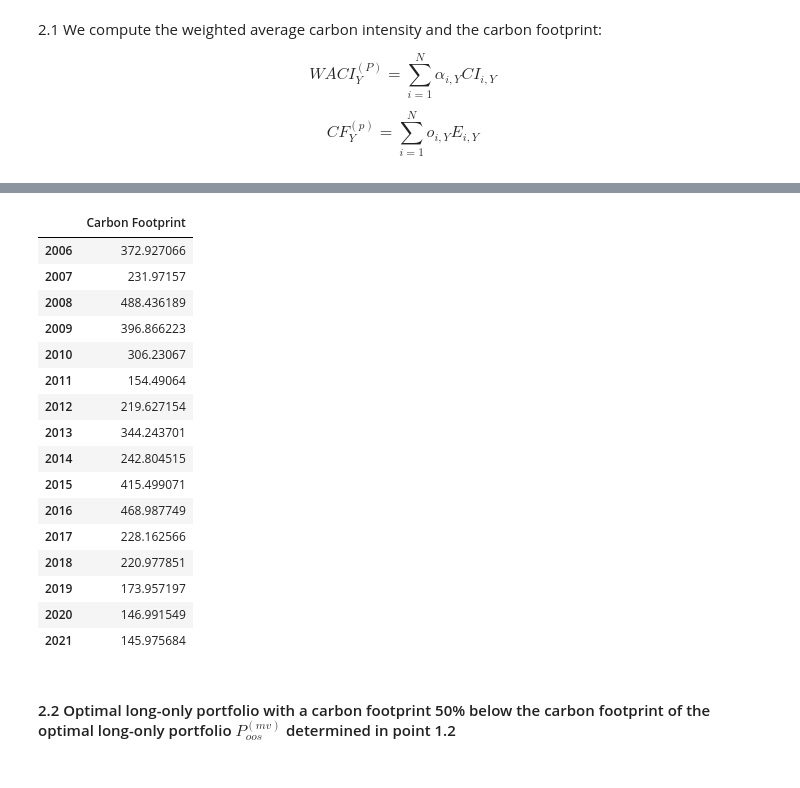
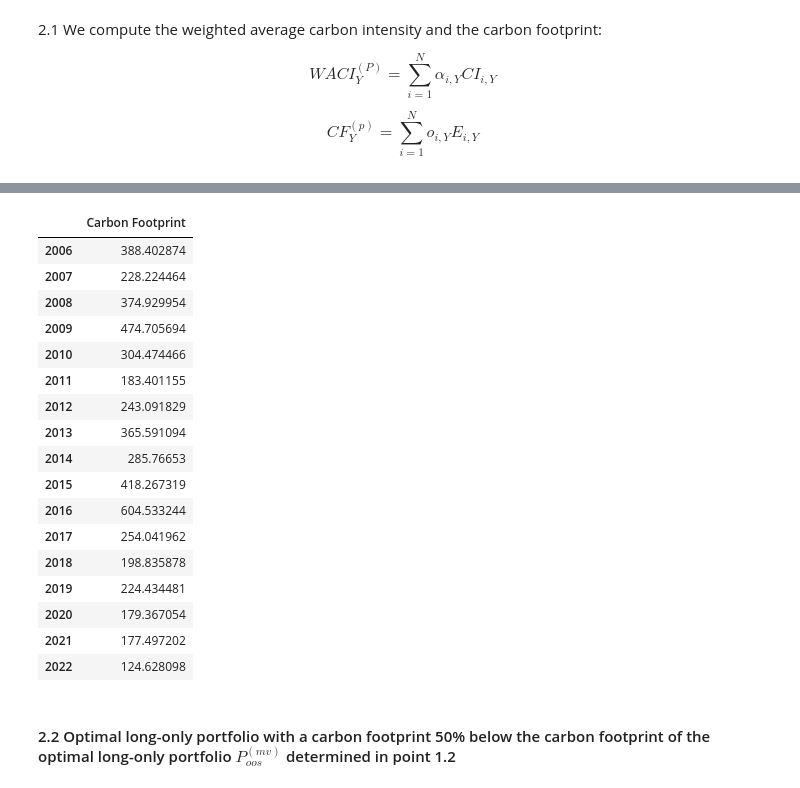
Before and after one commit to dorentinmorina/SAAM, a Jupyter notebook: main.ipynb, the cells around one changed output, grey strips where cells are left out. Cells and saved outputs as stored; diff of their text form; code cells hidden in the pictures.

```diff
--- a/main.ipynb
+++ b/main.ipynb
@@ -797,0 +865,13 @@ waci.T
+# %%
+### WACI ###
+'''
+Here we compute the Weighted Average Carbon Intensity (WACI) of the portfolio.
+We use the weights for Y (computed as of 31.Dec Y) with the carbon intensity of Y.
+'''
+
+waci = pd.DataFrame(columns=['Carbon Intensity'], index=range(2006, 2022+1))
+
+for year in range(2006, 2022+1):
+    waci.loc[year] = (weights_df.T.loc[year] * carbon_int.T.loc[year-1]).sum()
+
+waci
@@ -798,52 +897,57 @@ waci.T
 # %%
 ## Carbon Footprint
-'''
-Question to ask the professor:
-    * Is this correct to use the weights for the year Y with the carbon emissions for the year Y, how do we need to use the weights for the year Y with the carbon emission for the year Y-1?
-    * Is this also correct to compute x (the cumulative return of our portfolio) to find the v_{Y} variable?
-'''
 
 ## Compute the V_{Y} (Dollar value of the Portfolio at year Y)
 initial_invest = 1_000_000
-vy = pd.DataFrame(index=range(2006,2021+1), columns=['Portfolio Value (in $)'])
+vy = pd.DataFrame(index=range(2005,2022+1), columns=['Portfolio Value (in $)'])
 x = (1+performances.T).cumprod() * initial_invest
 
-for year in range(2006, 2021+1):
-    vy.loc[year] = x[x.index.year == year].iloc[-1,:].values[0]
+for year in range(2005, 2022+1):
+    if year == 2005:
+        vy.loc[year] = initial_invest
+    else:
+        vy.loc[year] = x[x.index.year == year].iloc[-1,:].values[0]
 
 ## Compute the V_{i,Y} (Dollar value invested in firm i at year Y)
-viy = pd.DataFrame(index=range(2006,2021+1), columns=mv_y.index)
 
-for year in range(2006, 2021+1):
-    viy.loc[year] = vy.loc[year].values[0] * weights2006_2021[year]
+viy = pd.DataFrame(index=range(2006,2022+1), columns=mv_y.index)
+
+for year in range(2006, 2022+1):
+    viy.loc[year] = weights_df.T.loc[year].multiply(vy.loc[year-1].values[0])
 
 ## Compute o_{i,Y} (Measure of the fraction of the equity of the firm owned by the portfolio)
-oiy = (viy.T / mv_y.iloc[:,mv_y.columns.isin(range(2006, 2021+1))]).T
+
+oiy = pd.DataFrame(index=range(2006,2022+1), columns=mv_y.index)
+
+for year in range(2006, 2022+1):
+    oiy.loc[year] = viy.loc[year] / mv_y.T.loc[year-1]
 
 ## Compute the Carbon Footprint of the Portfolio at year Y
-cfy = pd.DataFrame(index=range(2006,2021+1), columns=['Carbon Footprint'])
+cfy = pd.DataFrame(index=range(2006,2022+1), columns=['Carbon Footprint'])
 
-for year in range(2006, 2022):
-    cfy.loc[year] = 1/vy.loc[year].values[0] * (oi.loc[year] * carbon_em[year]).sum()
+for year in range(2006, 2022+1):
+    cfy.loc[year] = (oiy.loc[year] * carbon_em.T.loc[year-1] * 1/vy.loc[year-1].values[0]).sum()
+
 
 cfy
 # %% [output]
 |  | Carbon Footprint |
-| 2006 | 372.927066 |
-| 2007 | 231.97157 |
-| 2008 | 488.436189 |
-| 2009 | 396.866223 |
-| 2010 | 306.23067 |
-| 2011 | 154.49064 |
-| 2012 | 219.627154 |
-| 2013 | 344.243701 |
-| 2014 | 242.804515 |
-| 2015 | 415.499071 |
-| 2016 | 468.987749 |
-| 2017 | 228.162566 |
-| 2018 | 220.977851 |
-| 2019 | 173.957197 |
-| 2020 | 146.991549 |
-| 2021 | 145.975684 |
+| 2006 | 388.402874 |
+| 2007 | 228.224464 |
+| 2008 | 374.929954 |
+| 2009 | 474.705694 |
+| 2010 | 304.474466 |
+| 2011 | 183.401155 |
+| 2012 | 243.091829 |
+| 2013 | 365.591094 |
+| 2014 | 285.76653 |
+| 2015 | 418.267319 |
+| 2016 | 604.533244 |
+| 2017 | 254.041962 |
+| 2018 | 198.835878 |
+| 2019 | 224.434481 |
+| 2020 | 179.367054 |
+| 2021 | 177.497202 |
+| 2022 | 124.628098 |
 # %% [markdown]
 #### 2.2 Optimal long-only portfolio with a carbon footprint 50% below the carbon footprint of the optimal long-only portfolio $P^{(mv)}_{oos}$ determined in point 1.2
```
Also changed, not shown: parts of 13 cells of this notebook.
